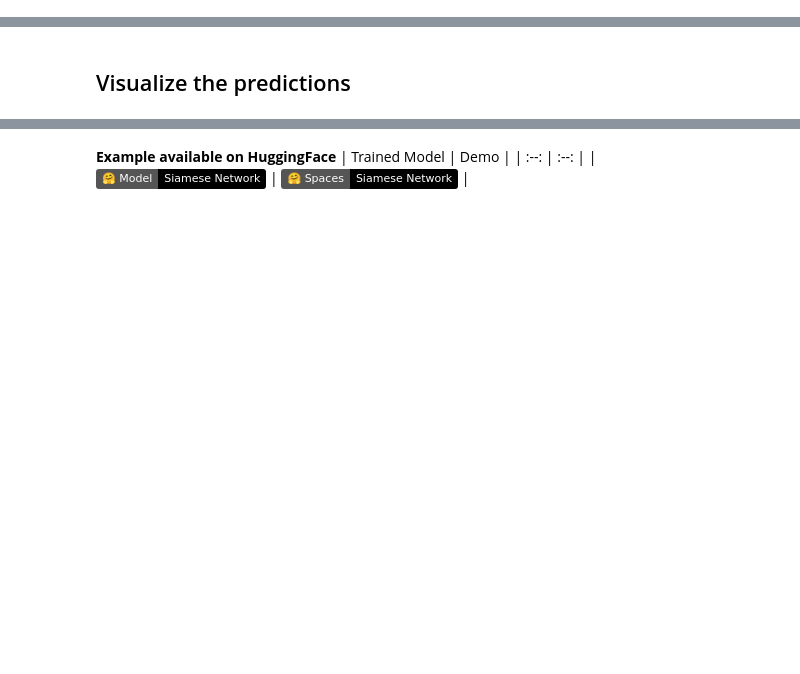
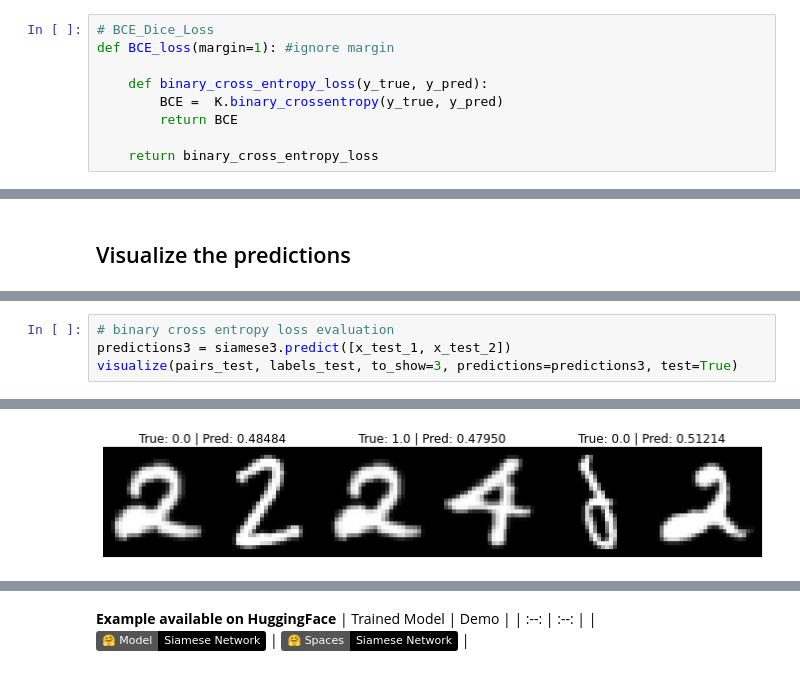
Before and after one commit to niklas-doerner/RAML_SiameseNeuralNetworks, a Jupyter notebook: siamese_contrastive.ipynb, the cells around one changed output, grey strips where cells are left out. Drawn from its saved outputs; the diff is of its cells as text; badges without logos; blank space fills up the shorter version.

```diff
--- a/siamese_contrastive.ipynb
+++ b/siamese_contrastive.ipynb
@@ -391 +507,10 @@ def dice_loss(margin=1): #ignore margin
+# %%
+# BCE_Dice_Loss
+def BCE_loss(margin=1): #ignore margin
+
+    def binary_cross_entropy_loss(y_true, y_pred):
+        BCE =  K.binary_crossentropy(y_true, y_pred)
+        return BCE
+
+    return binary_cross_entropy_loss
 # %% [markdown]
@@ -590,0 +853,5 @@ visualize(pairs_test, labels_test, to_show=3, predictions=predictions2, test=Tru
+# %%
+# binary cross entropy loss evaluation
+predictions3 = siamese3.predict([x_test_1, x_test_2])
+visualize(pairs_test, labels_test, to_show=3, predictions=predictions3, test=True)
+# %% [output]
@@ -590,0 +859 @@ visualize(pairs_test, labels_test, to_show=3, predictions=predictions2, test=Tru
+[figure, added]
```
Also changed, not shown: parts of 36 cells of this notebook.
